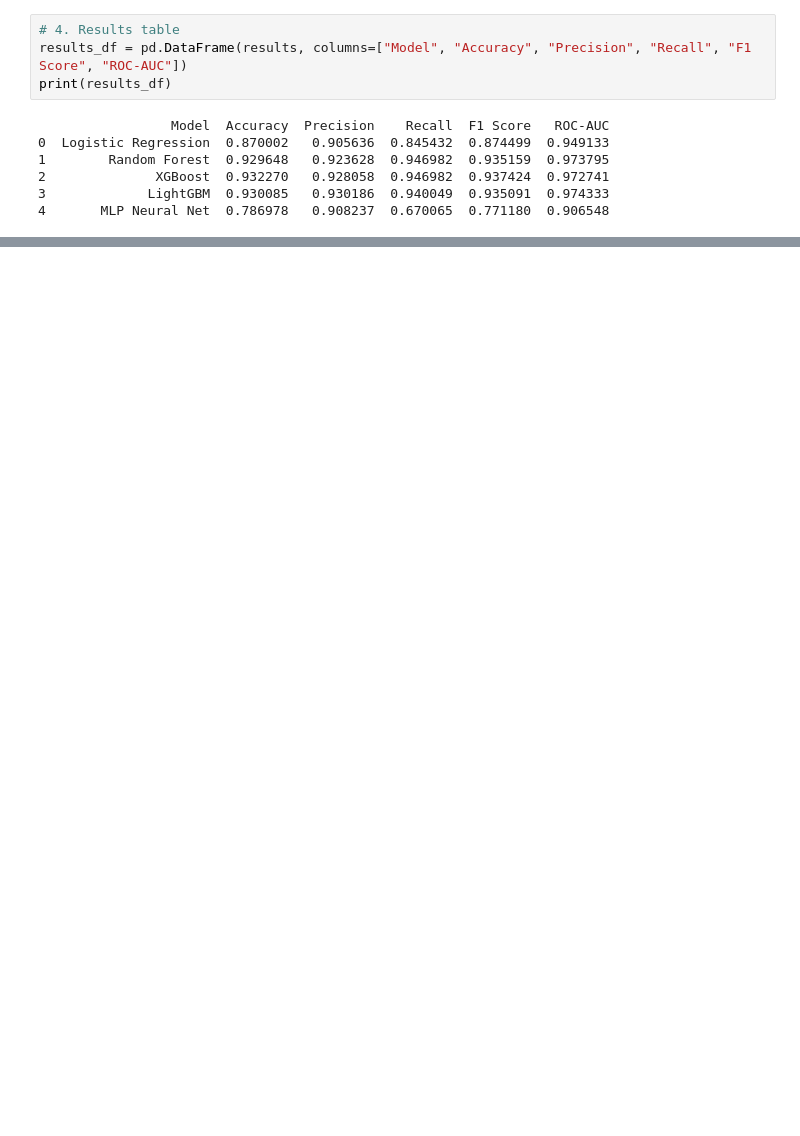
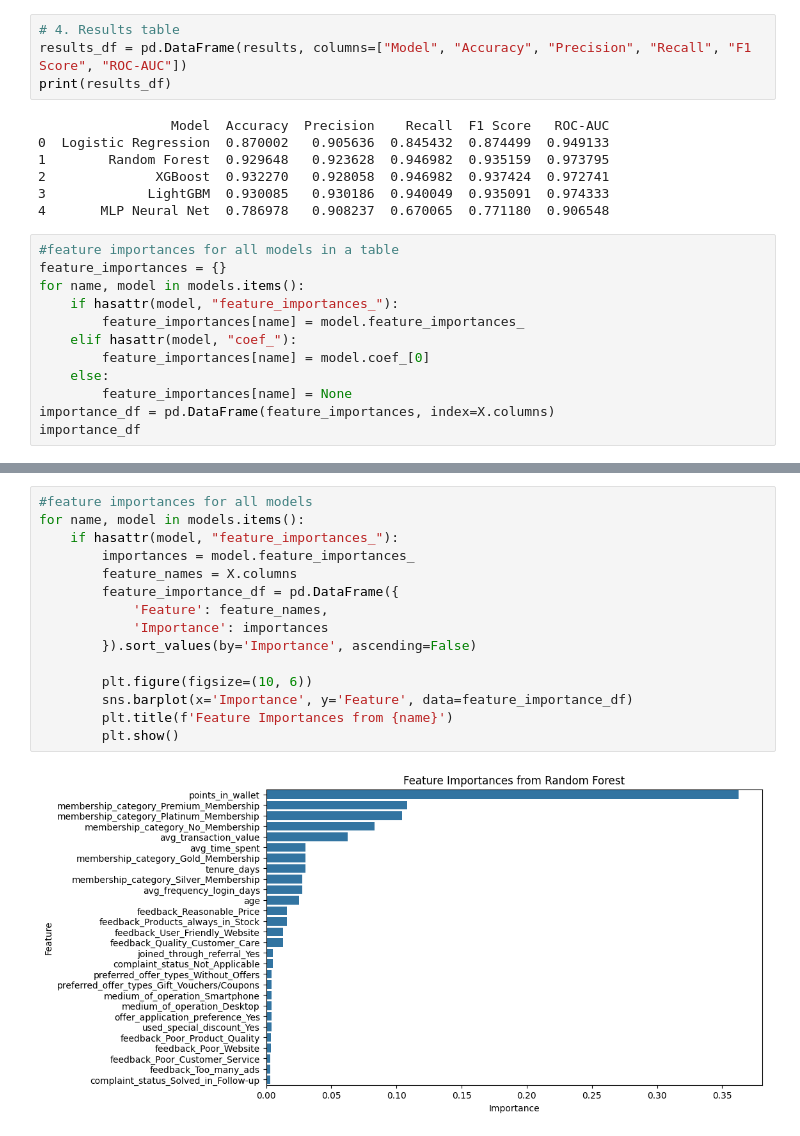
Before and after one commit to S-909/A-Machine-Learning-Approach-to-ISP-Churn-Prediction-in-Kenya, a Jupyter notebook: notebook.ipynb, the cells around one changed output, grey strips where cells are left out. Drawn from its saved outputs; the diff is of its cells as text; blank space fills up the shorter version.

```diff
--- a/notebook.ipynb
+++ b/notebook.ipynb
@@ -777,3 +778,15 @@ print(results_df)
 2              XGBoost  0.932270   0.928058  0.946982  0.937424  0.972741
 3             LightGBM  0.930085   0.930186  0.940049  0.935091  0.974333
 4       MLP Neural Net  0.786978   0.908237  0.670065  0.771180  0.906548
+# %%
+#feature importances for all models in a table
+feature_importances = {}
+for name, model in models.items():
+    if hasattr(model, "feature_importances_"):
+        feature_importances[name] = model.feature_importances_
+    elif hasattr(model, "coef_"):
+        feature_importances[name] = model.coef_[0]
+    else:
+        feature_importances[name] = None
+importance_df = pd.DataFrame(feature_importances, index=X.columns)
+importance_df
@@ -779,0 +811,17 @@ print(results_df)
+# %%
+#feature importances for all models
+for name, model in models.items():
+    if hasattr(model, "feature_importances_"):
+        importances = model.feature_importances_
+        feature_names = X.columns
+        feature_importance_df = pd.DataFrame({
+            'Feature': feature_names,
+            'Importance': importances
+        }).sort_values(by='Importance', ascending=False)
+
+        plt.figure(figsize=(10, 6))
+        sns.barplot(x='Importance', y='Feature', data=feature_importance_df)
+        plt.title(f'Feature Importances from {name}')
+        plt.show()
+# %% [output]
+[figure, added]
```
Also changed, not shown: parts of 5 cells of this notebook, 2 other files.
